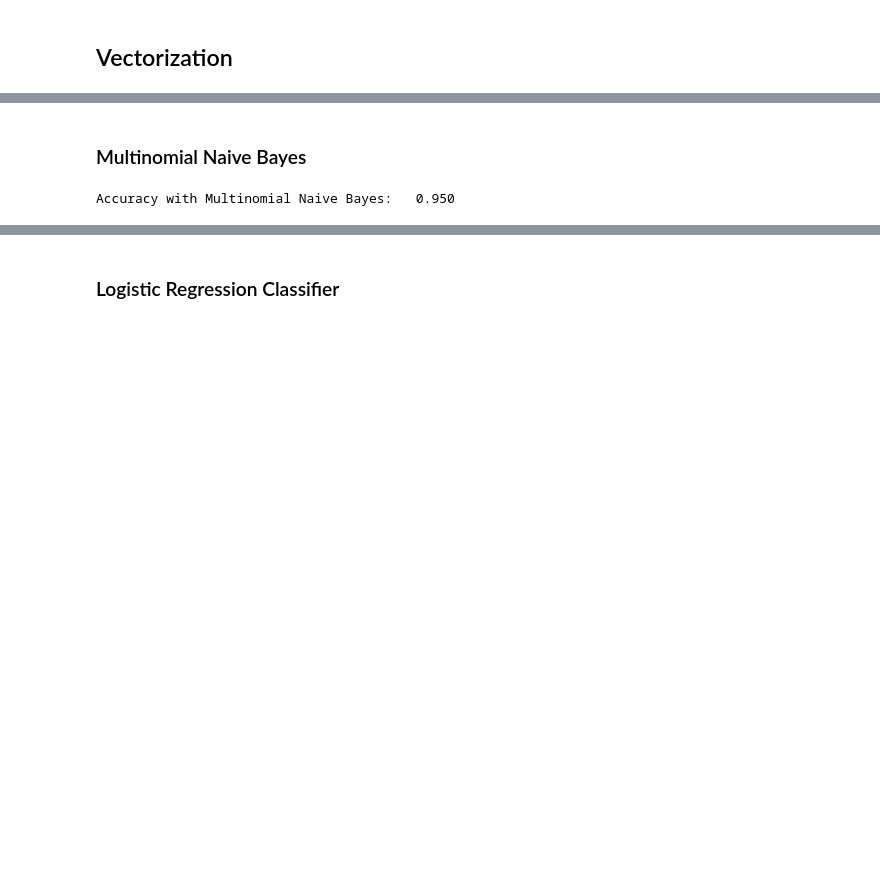
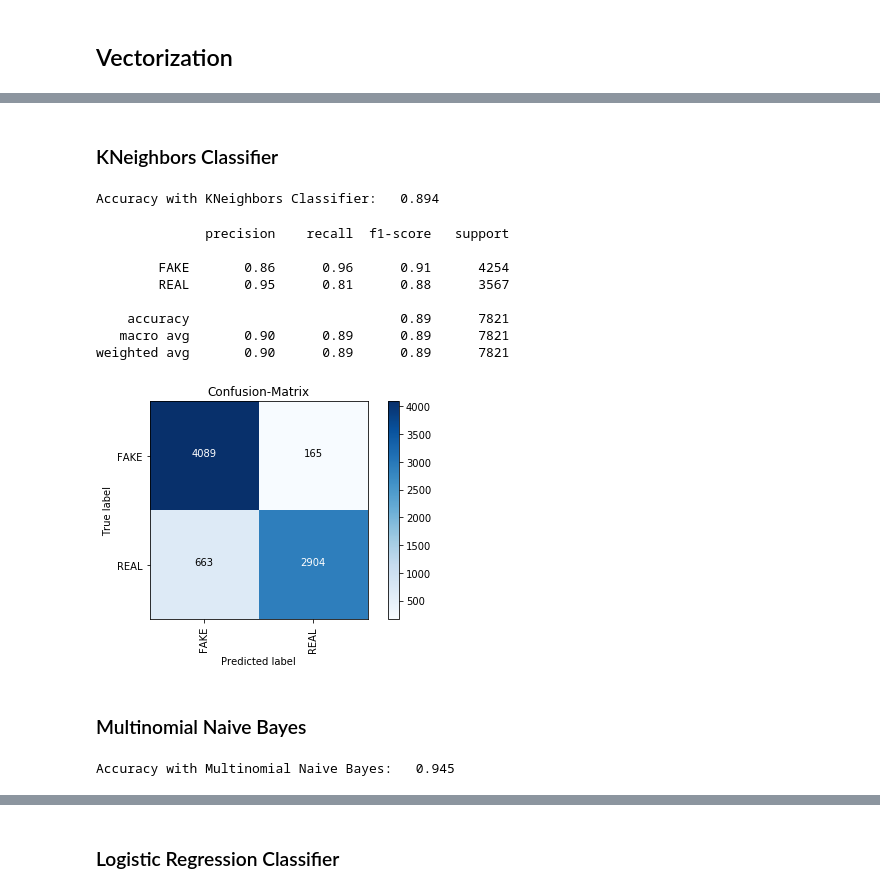
Before and after one commit to 101vinayak/Fake_News_Detection_and_Classification, a Jupyter notebook: Classifying Fake News using ML techniques.ipynb, the cells around one changed output, grey strips where cells are left out. Saved outputs shown, nothing was run; the diff lists cells and outputs as text; code cells hidden in the pictures; blank space fills up the shorter version.

```diff
--- a/Classifying Fake News using ML techniques.ipynb
+++ b/Classifying Fake News using ML techniques.ipynb
@@ -136,6 +138,35 @@ def generate_confusion_matrix(matrix, classes, normalize=False):
     plt.tight_layout()
     plt.ylabel('True label')
     plt.xlabel('Predicted label')
+# %% [markdown]
+### KNeighbors Classifier
+# %%
+classifier = KNeighborsClassifier()
+classifier.fit(TF_IDF_train1, y_train)
+
+pickle.dump(classifier, open('TF_IDF_KN', 'wb'))
+
+pred = classifier.predict(TF_IDF_test1)
+score = metrics.accuracy_score(y_test, pred)
+
+print("Accuracy with KNeighbors Classifier:   %0.3f" % score)
+# %% [output]
+Accuracy with KNeighbors Classifier:   0.894
+# %%
+matrix = metrics.confusion_matrix(y_test, pred, labels=['FAKE', 'REAL'])
+generate_confusion_matrix(matrix, classes=['FAKE', 'REAL'])
+
+print(metrics.classification_report(y_test, pred, target_names=['FAKE', 'REAL']))
+# %% [output]
+              precision    recall  f1-score   support
+
+        FAKE       0.86      0.96      0.91      4254
+        REAL       0.95      0.81      0.88      3567
+
+    accuracy                           0.89      7821
+   macro avg       0.90      0.89      0.89      7821
+weighted avg       0.90      0.89      0.89      7821
+[figure, added]
 # %% [markdown]
 ### Multinomial Naive Bayes
 # %%
@@ -149,7 +180,7 @@ score = metrics.accuracy_score(y_test, pred)
 
 print("Accuracy with Multinomial Naive Bayes:   %0.3f" % score)
 # %% [output]
-Accuracy with Multinomial Naive Bayes:   0.950
+Accuracy with Multinomial Naive Bayes:   0.945
 # %%
 matrix = metrics.confusion_matrix(y_test, pred, labels=['FAKE', 'REAL'])
 generate_confusion_matrix(matrix, classes=['FAKE', 'REAL'])
```
Also changed, not shown: parts of 38 cells of this notebook.
